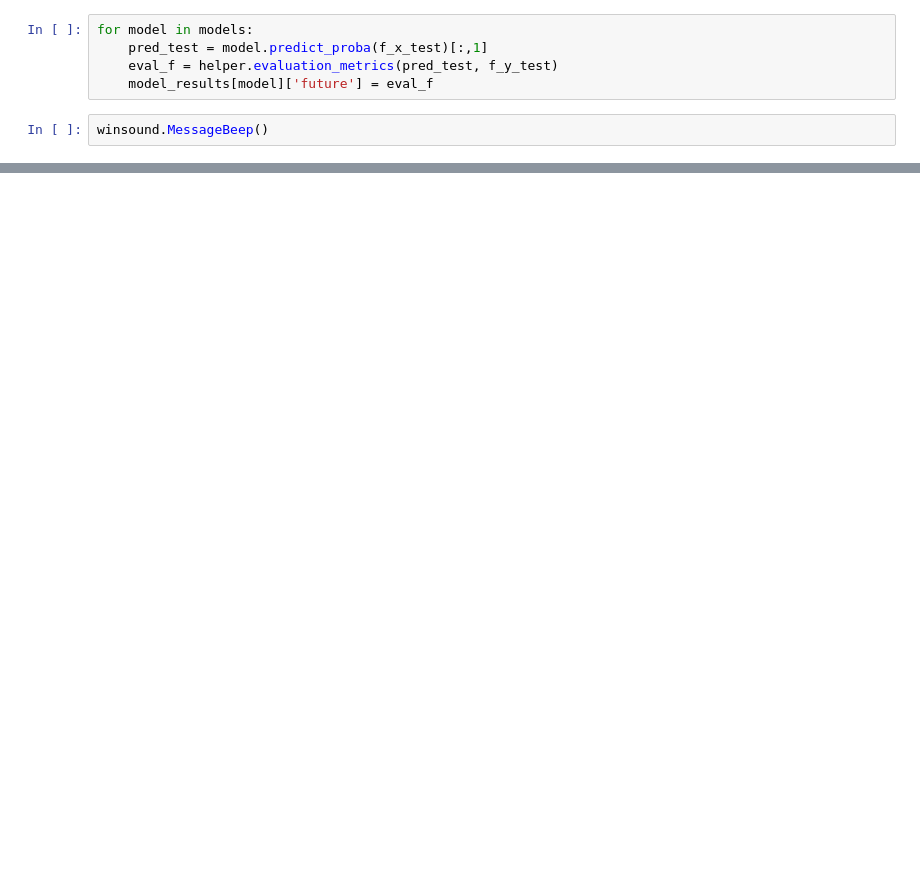
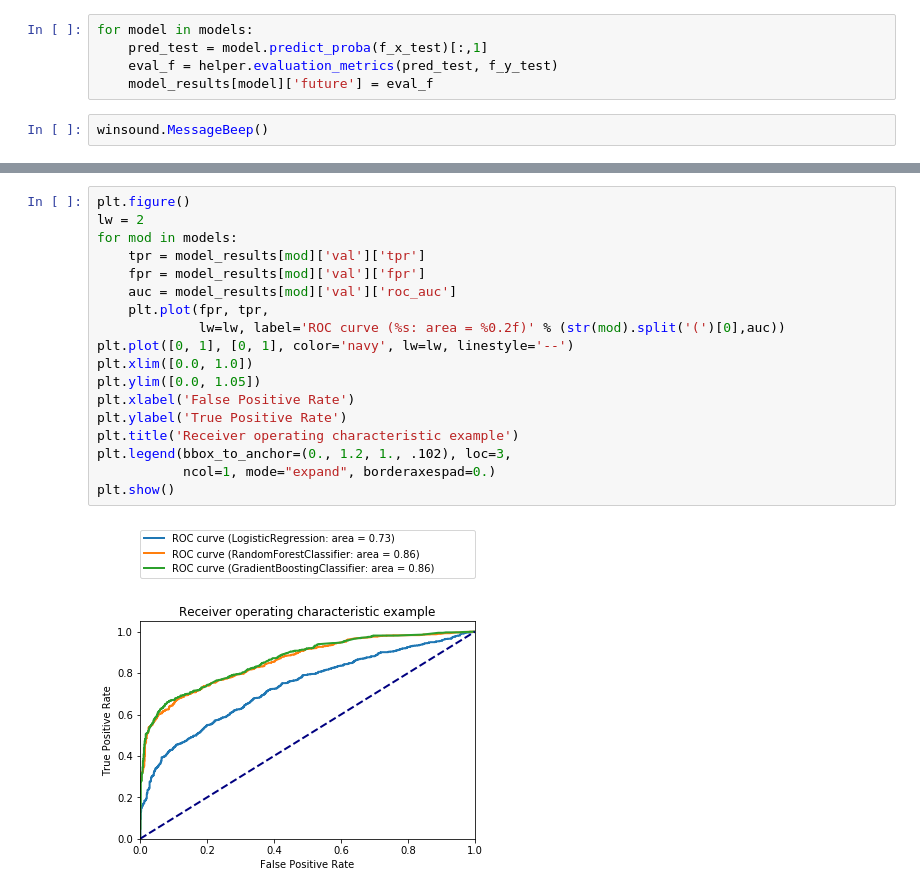
Before and after one commit to ericyang216/cs229_falling, a Jupyter notebook: final.ipynb, the cells around one changed output, grey strips where cells are left out. Cells and saved outputs as stored; diff of their text form; blank space fills up the shorter version.

```diff
--- a/final.ipynb
+++ b/final.ipynb
@@ -422,0 +475,20 @@ metrics_.columns=['Training Accuracy','Test Accuracy','Training Auc','Test Auc',
+# %%
+plt.figure()
+lw = 2
+for mod in models:
+    tpr = model_results[mod]['val']['tpr']
+    fpr = model_results[mod]['val']['fpr']
+    auc = model_results[mod]['val']['roc_auc']
+    plt.plot(fpr, tpr,
+             lw=lw, label='ROC curve (%s: area = %0.2f)' % (str(mod).split('(')[0],auc))
+plt.plot([0, 1], [0, 1], color='navy', lw=lw, linestyle='--')
+plt.xlim([0.0, 1.0])
+plt.ylim([0.0, 1.05])
+plt.xlabel('False Positive Rate')
+plt.ylabel('True Positive Rate')
+plt.title('Receiver operating characteristic example')
+plt.legend(bbox_to_anchor=(0., 1.2, 1., .102), loc=3,
+           ncol=1, mode="expand", borderaxespad=0.)
+plt.show()
+# %% [output]
+[figure, added]
```
Also changed, not shown: parts of 16 cells of this notebook, 1 other file.
